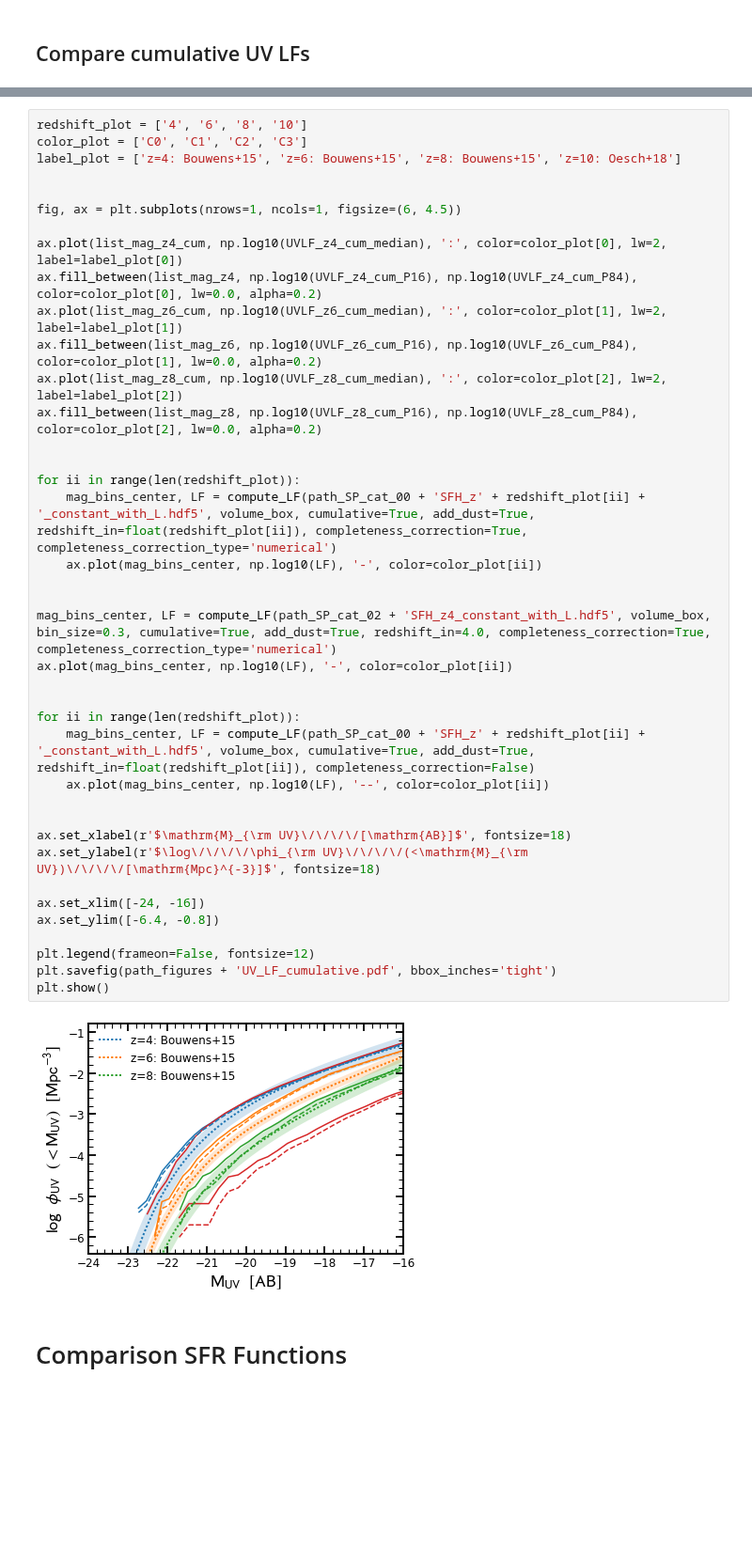
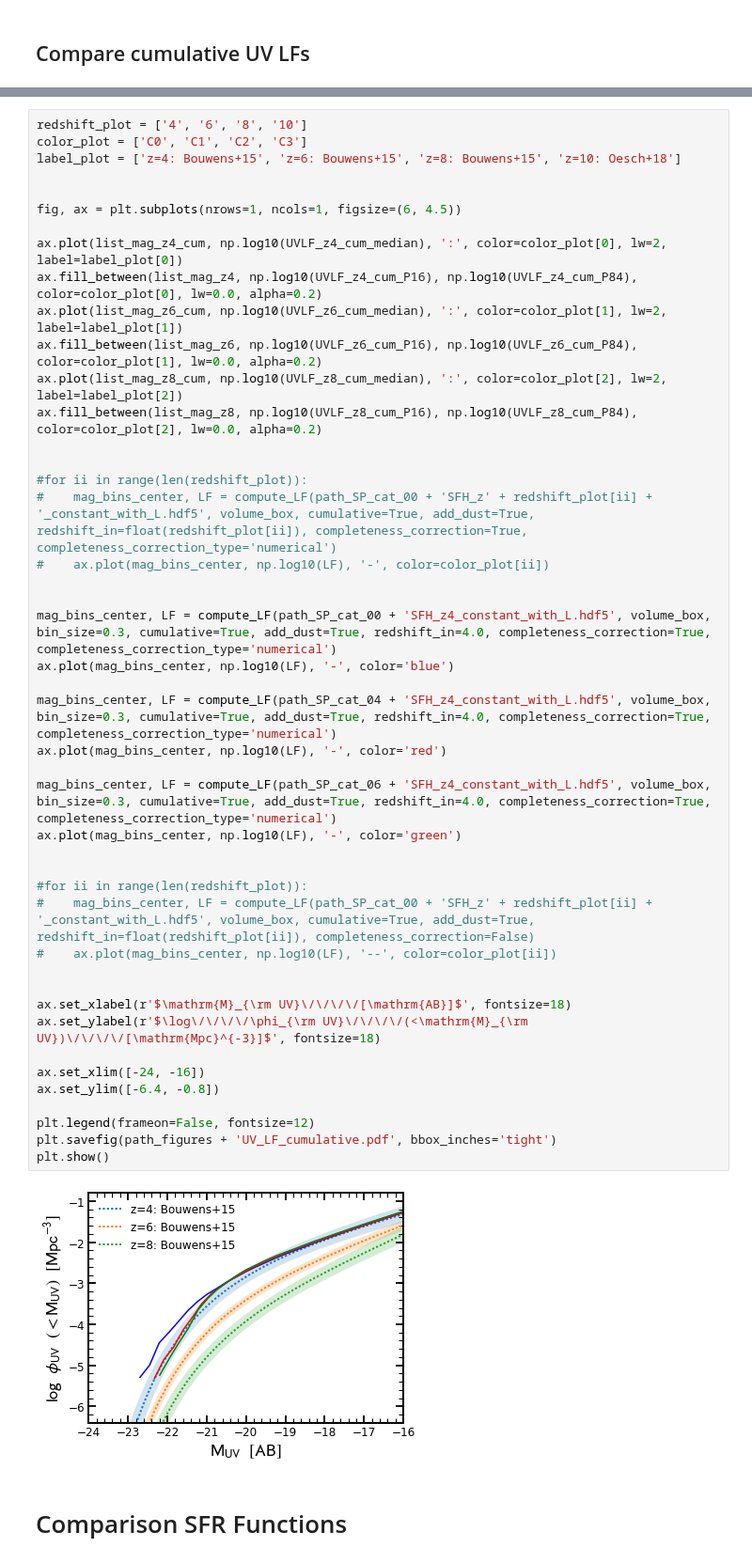
Before and after one commit to stacchella/halo_model, a Jupyter notebook: scripts/Comparison_UV_Observables.ipynb, the cells around one changed output, grey strips where cells are left out. Shown at 94% size. Cells and saved outputs as stored; diff of their text form; blank space fills up the shorter version.

Commit message:
update redshift

```diff
--- a/scripts/Comparison_UV_Observables.ipynb
+++ b/scripts/Comparison_UV_Observables.ipynb
@@ -384,42 +384,48 @@ redshift_plot = ['4', '6', '8', '10']
 color_plot = ['C0', 'C1', 'C2', 'C3']
 label_plot = ['z=4: Bouwens+15', 'z=6: Bouwens+15', 'z=8: Bouwens+15', 'z=10: Oesch+18']
 
 
 fig, ax = plt.subplots(nrows=1, ncols=1, figsize=(6, 4.5))
 
 ax.plot(list_mag_z4_cum, np.log10(UVLF_z4_cum_median), ':', color=color_plot[0], lw=2, label=label_plot[0])
 ax.fill_between(list_mag_z4, np.log10(UVLF_z4_cum_P16), np.log10(UVLF_z4_cum_P84), color=color_plot[0], lw=0.0, alpha=0.2)
 ax.plot(list_mag_z6_cum, np.log10(UVLF_z6_cum_median), ':', color=color_plot[1], lw=2, label=label_plot[1])
 ax.fill_between(list_mag_z6, np.log10(UVLF_z6_cum_P16), np.log10(UVLF_z6_cum_P84), color=color_plot[1], lw=0.0, alpha=0.2)
 ax.plot(list_mag_z8_cum, np.log10(UVLF_z8_cum_median), ':', color=color_plot[2], lw=2, label=label_plot[2])
 ax.fill_between(list_mag_z8, np.log10(UVLF_z8_cum_P16), np.log10(UVLF_z8_cum_P84), color=color_plot[2], lw=0.0, alpha=0.2)
 
 
-for ii in range(len(redshift_plot)):
-    mag_bins_center, LF = compute_LF(path_SP_cat_00 + 'SFH_z' + redshift_plot[ii] + '_constant_with_L.hdf5', volume_box, cumulative=True, add_dust=True, redshift_in=float(redshift_plot[ii]), completeness_correction=True, completeness_correction_type='numerical')
-    ax.plot(mag_bins_center, np.log10(LF), '-', color=color_plot[ii])
+#for ii in range(len(redshift_plot)):
+#    mag_bins_center, LF = compute_LF(path_SP_cat_00 + 'SFH_z' + redshift_plot[ii] + '_constant_with_L.hdf5', volume_box, cumulative=True, add_dust=True, redshift_in=float(redshift_plot[ii]), completeness_correction=True, completeness_correction_type='numerical')
+#    ax.plot(mag_bins_center, np.log10(LF), '-', color=color_plot[ii])
 
 
-mag_bins_center, LF = compute_LF(path_SP_cat_02 + 'SFH_z4_constant_with_L.hdf5', volume_box, bin_size=0.3, cumulative=True, add_dust=True, redshift_in=4.0, completeness_correction=True, completeness_correction_type='numerical')
-ax.plot(mag_bins_center, np.log10(LF), '-', color=color_plot[ii])
+mag_bins_center, LF = compute_LF(path_SP_cat_00 + 'SFH_z4_constant_with_L.hdf5', volume_box, bin_size=0.3, cumulative=True, add_dust=True, redshift_in=4.0, completeness_correction=True, completeness_correction_type='numerical')
+ax.plot(mag_bins_center, np.log10(LF), '-', color='blue')
+
+mag_bins_center, LF = compute_LF(path_SP_cat_04 + 'SFH_z4_constant_with_L.hdf5', volume_box, bin_size=0.3, cumulative=True, add_dust=True, redshift_in=4.0, completeness_correction=True, completeness_correction_type='numerical')
+ax.plot(mag_bins_center, np.log10(LF), '-', color='red')
+
+mag_bins_center, LF = compute_LF(path_SP_cat_06 + 'SFH_z4_constant_with_L.hdf5', volume_box, bin_size=0.3, cumulative=True, add_dust=True, redshift_in=4.0, completeness_correction=True, completeness_correction_type='numerical')
+ax.plot(mag_bins_center, np.log10(LF), '-', color='green')
 
 
-for ii in range(len(redshift_plot)):
-    mag_bins_center, LF = compute_LF(path_SP_cat_00 + 'SFH_z' + redshift_plot[ii] + '_constant_with_L.hdf5', volume_box, cumulative=True, add_dust=True, redshift_in=float(redshift_plot[ii]), completeness_correction=False)
-    ax.plot(mag_bins_center, np.log10(LF), '--', color=color_plot[ii])
+#for ii in range(len(redshift_plot)):
+#    mag_bins_center, LF = compute_LF(path_SP_cat_00 + 'SFH_z' + redshift_plot[ii] + '_constant_with_L.hdf5', volume_box, cumulative=True, add_dust=True, redshift_in=float(redshift_plot[ii]), completeness_correction=False)
+#    ax.plot(mag_bins_center, np.log10(LF), '--', color=color_plot[ii])
 
 
 ax.set_xlabel(r'$\mathrm{M}_{\rm UV}\/\/\/\/[\mathrm{AB}]$', fontsize=18)
 ax.set_ylabel(r'$\log\/\/\/\/\phi_{\rm UV}\/\/\/\/(<\mathrm{M}_{\rm UV})\/\/\/\/[\mathrm{Mpc}^{-3}]$', fontsize=18)
 
 ax.set_xlim([-24, -16])
 ax.set_ylim([-6.4, -0.8])
 
 plt.legend(frameon=False, fontsize=12)
 plt.savefig(path_figures + 'UV_LF_cumulative.pdf', bbox_inches='tight')
 plt.show()
 # %% [output]
-[figure, old version]
+[figure, new version]
 # %% [markdown]
 # Comparison SFR Functions
 # %%
```
Also changed, not shown: parts of 1 cell of this notebook, 5 other files.
